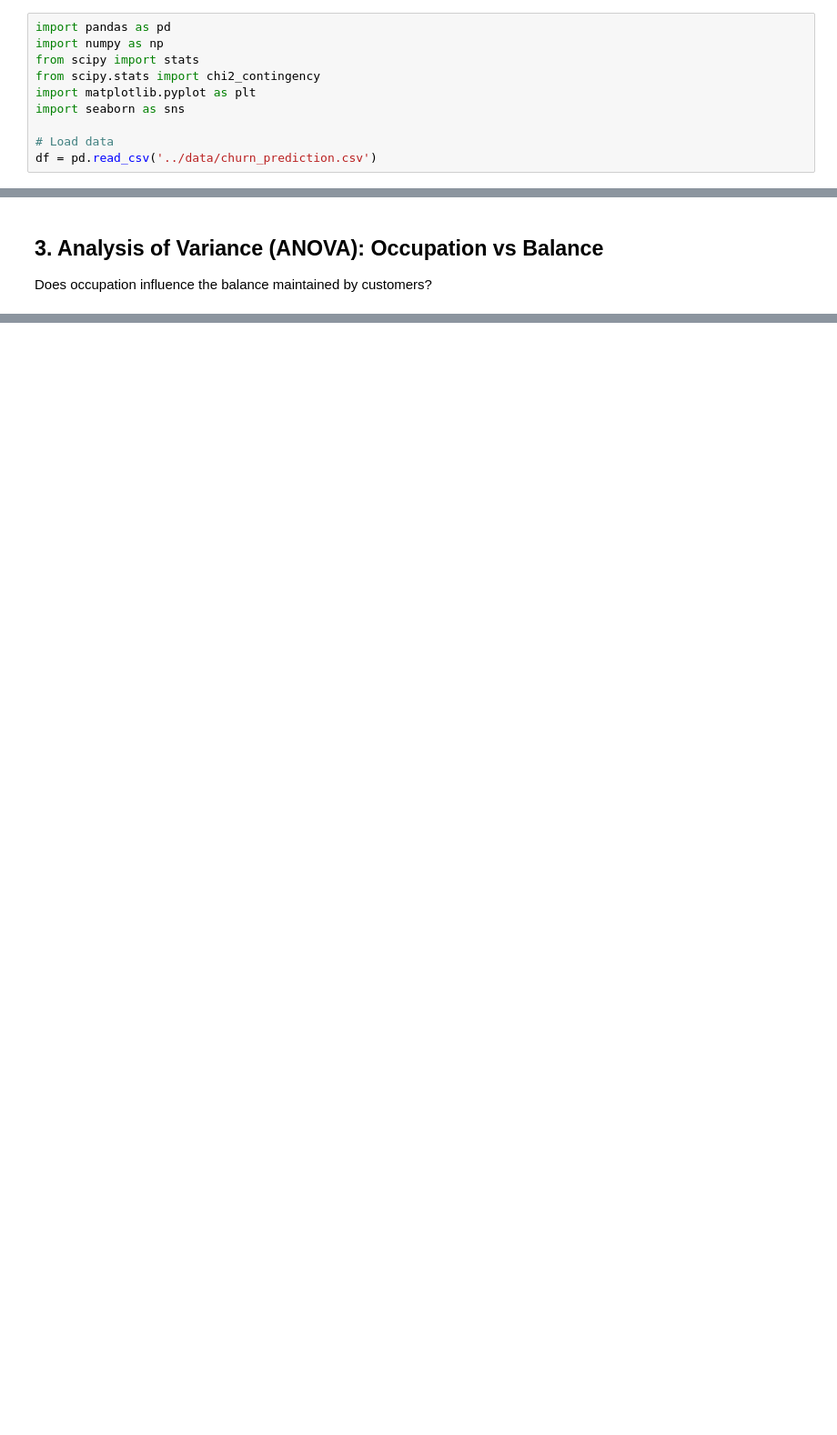
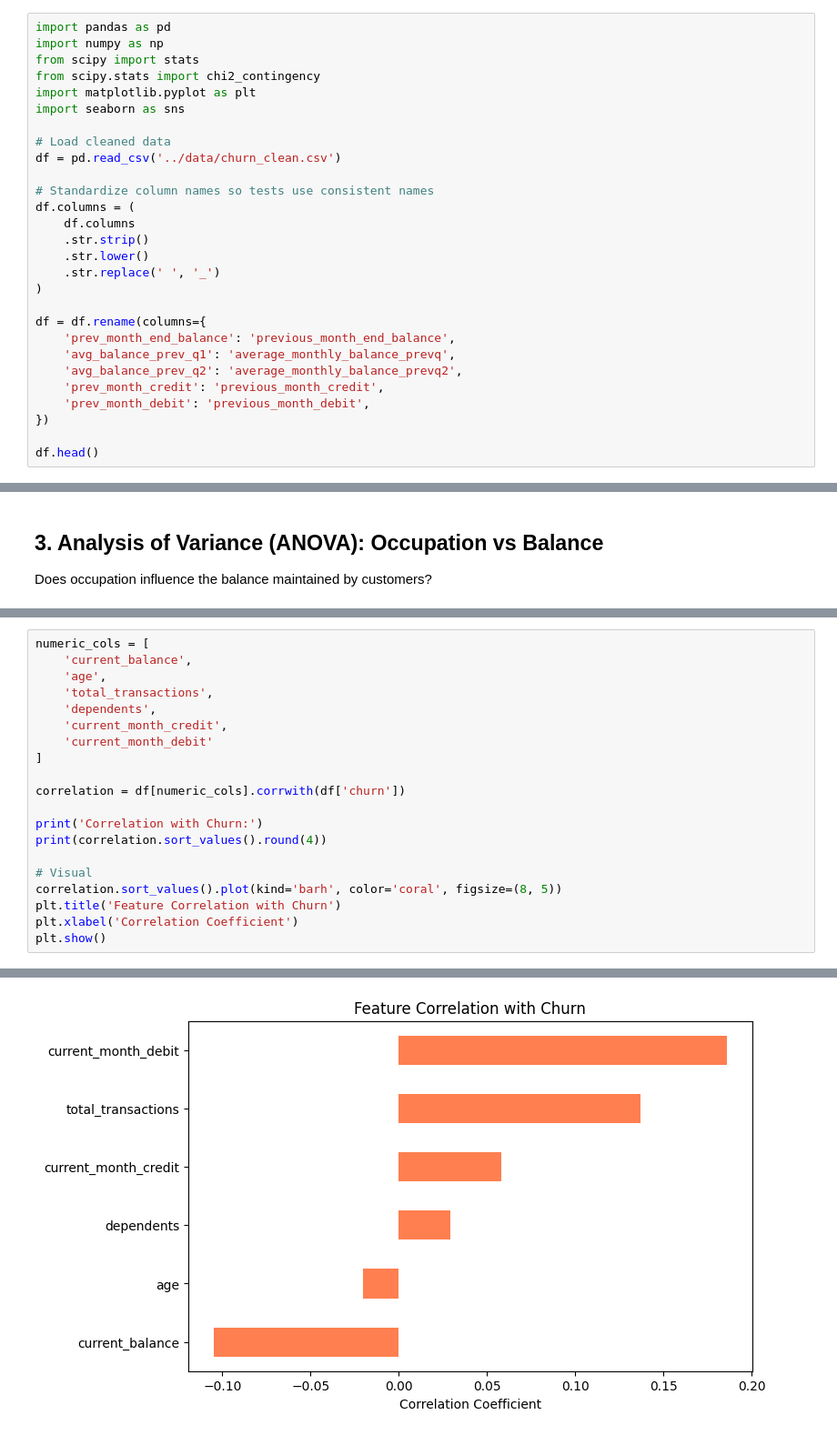
Before and after one commit to karna7777/SectionB_G09_BankingCustomerChurnAnalysis, a Jupyter notebook: notebooks/04_statistical_analysis.ipynb, the cells around one changed output, grey strips where cells are left out. Shown at 91% size. Saved outputs shown, nothing was run; the diff lists cells and outputs as text; blank space fills up the shorter version.

```diff
--- a/notebooks/04_statistical_analysis.ipynb
+++ b/notebooks/04_statistical_analysis.ipynb
@@ -11,5 +11,23 @@ from scipy.stats import chi2_contingency
 import matplotlib.pyplot as plt
 import seaborn as sns
 
-# Load data
-df = pd.read_csv('../data/churn_prediction.csv')
+# Load cleaned data
+df = pd.read_csv('../data/churn_clean.csv')
+
+# Standardize column names so tests use consistent names
+df.columns = (
+    df.columns
+    .str.strip()
+    .str.lower()
+    .str.replace(' ', '_')
+)
+
+df = df.rename(columns={
+    'prev_month_end_balance': 'previous_month_end_balance',
+    'avg_balance_prev_q1': 'average_monthly_balance_prevq',
+    'avg_balance_prev_q2': 'average_monthly_balance_prevq2',
+    'prev_month_credit': 'previous_month_credit',
+    'prev_month_debit': 'previous_month_debit',
+})
+
+df.head()
@@ -82,0 +108,21 @@ P-Value: 0.017369350358953622
+# %%
+numeric_cols = [
+    'current_balance',
+    'age',
+    'total_transactions',
+    'dependents',
+    'current_month_credit',
+    'current_month_debit'
+]
+
+correlation = df[numeric_cols].corrwith(df['churn'])
+
+print('Correlation with Churn:')
+print(correlation.sort_values().round(4))
+
+# Visual
+correlation.sort_values().plot(kind='barh', color='coral', figsize=(8, 5))
+plt.title('Feature Correlation with Churn')
+plt.xlabel('Correlation Coefficient')
+plt.show()
+# %% [output]
@@ -82,0 +137 @@ P-Value: 0.017369350358953622
+[figure, added]
```
Also changed, not shown: parts of 8 cells of this notebook, 13 other files.
